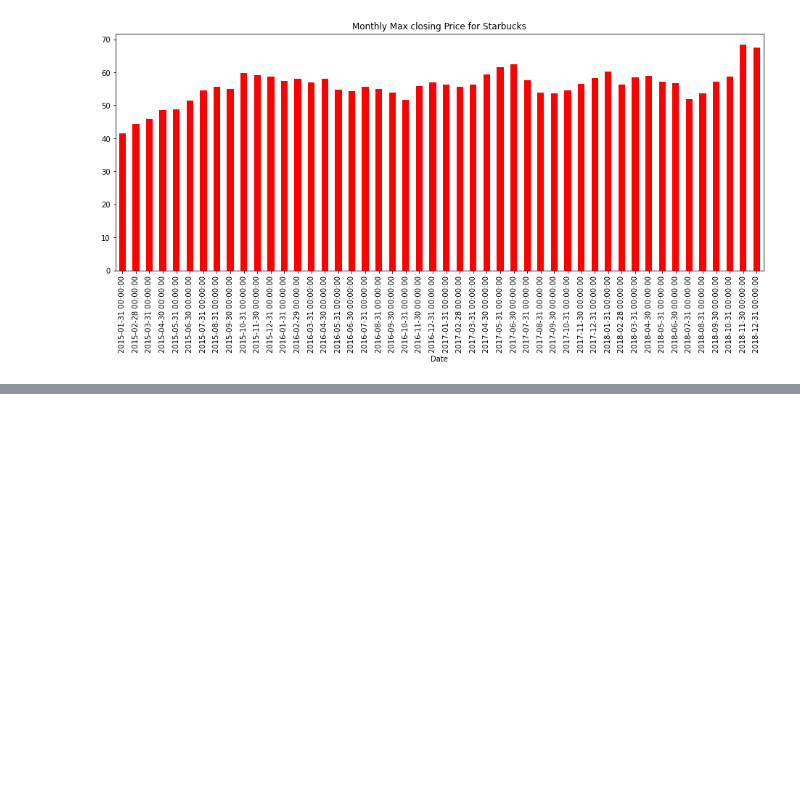
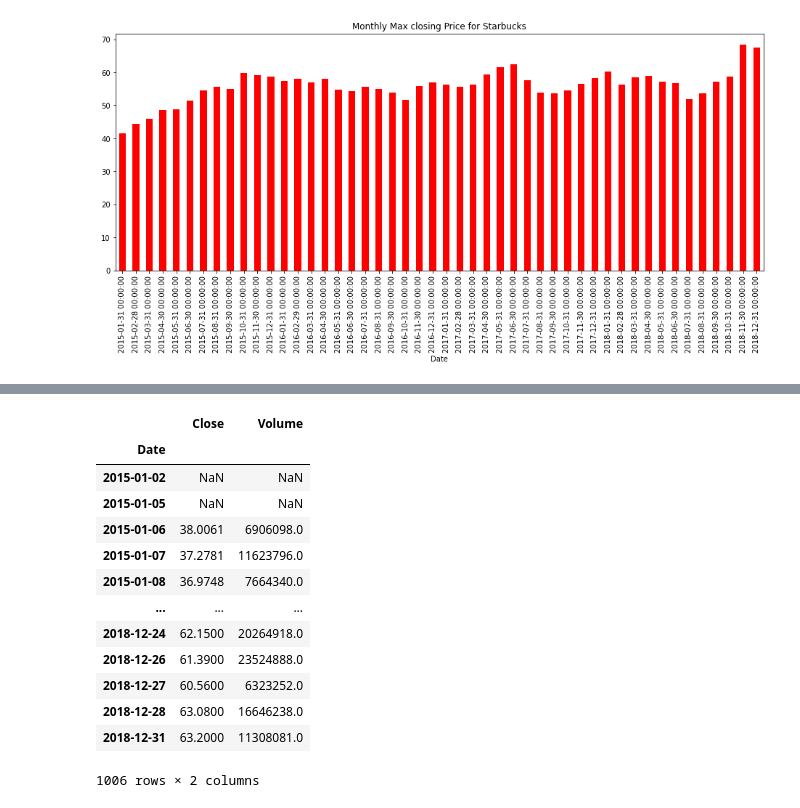
Before and after one commit to ducksfrogs/pystats, a Jupyter notebook: timeSeries/starbucks.ipynb, the cells around one changed output, grey strips where cells are left out. Cells and saved outputs as stored; diff of their text form; code cells hidden in the pictures; blank space fills up the shorter version.

```diff
--- a/timeSeries/starbucks.ipynb
+++ b/timeSeries/starbucks.ipynb
@@ -103,0 +141,17 @@ df['Close'].resample('M').max().plot.bar(figsize=(16,6),title=title,color='red')
+# %%
+df.shift(2)
+# %% [output]
+|  | Close | Volume |
+| Date |  |  |
+| 2015-01-02 | NaN | NaN |
+| 2015-01-05 | NaN | NaN |
+| 2015-01-06 | 38.0061 | 6906098.0 |
+| 2015-01-07 | 37.2781 | 11623796.0 |
+| 2015-01-08 | 36.9748 | 7664340.0 |
+| ... | ... | ... |
+| 2018-12-24 | 62.1500 | 20264918.0 |
+| 2018-12-26 | 61.3900 | 23524888.0 |
+| 2018-12-27 | 60.5600 | 6323252.0 |
+| 2018-12-28 | 63.0800 | 16646238.0 |
+| 2018-12-31 | 63.2000 | 11308081.0 |
+1006 rows × 2 columns
```
Also changed, not shown: parts of 7 cells of this notebook, 2 other files.
